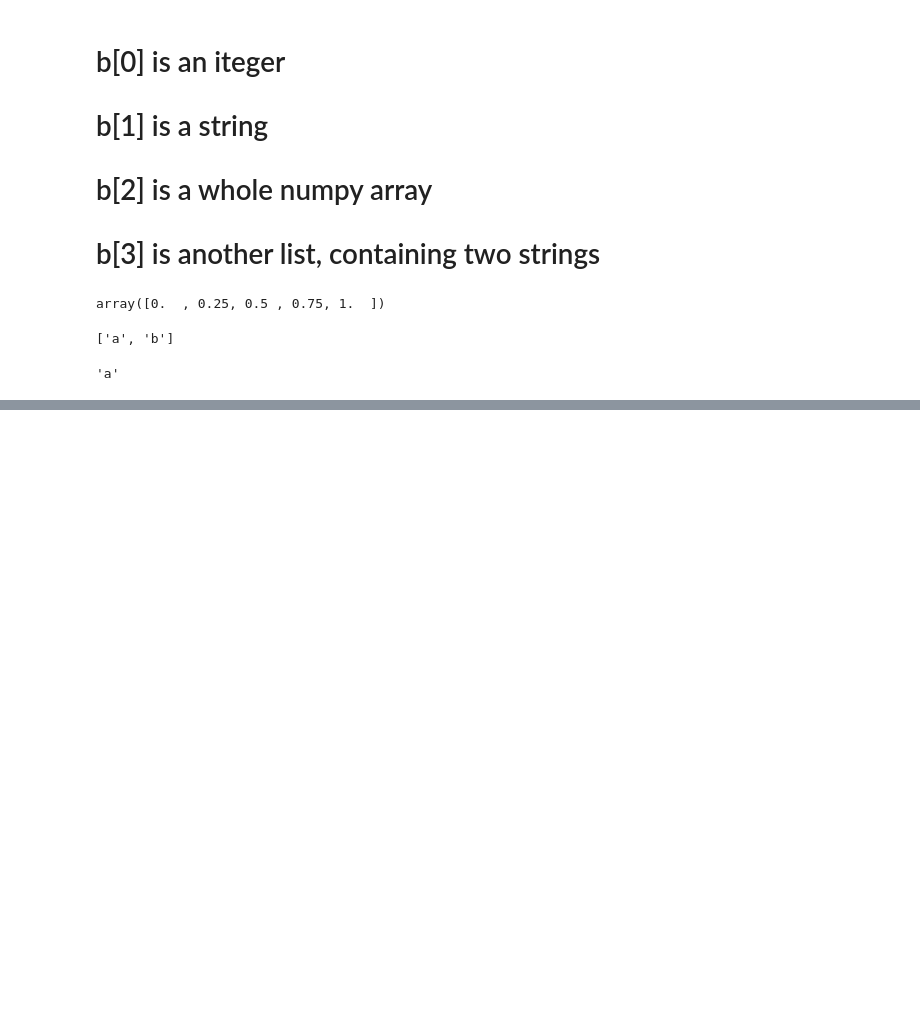
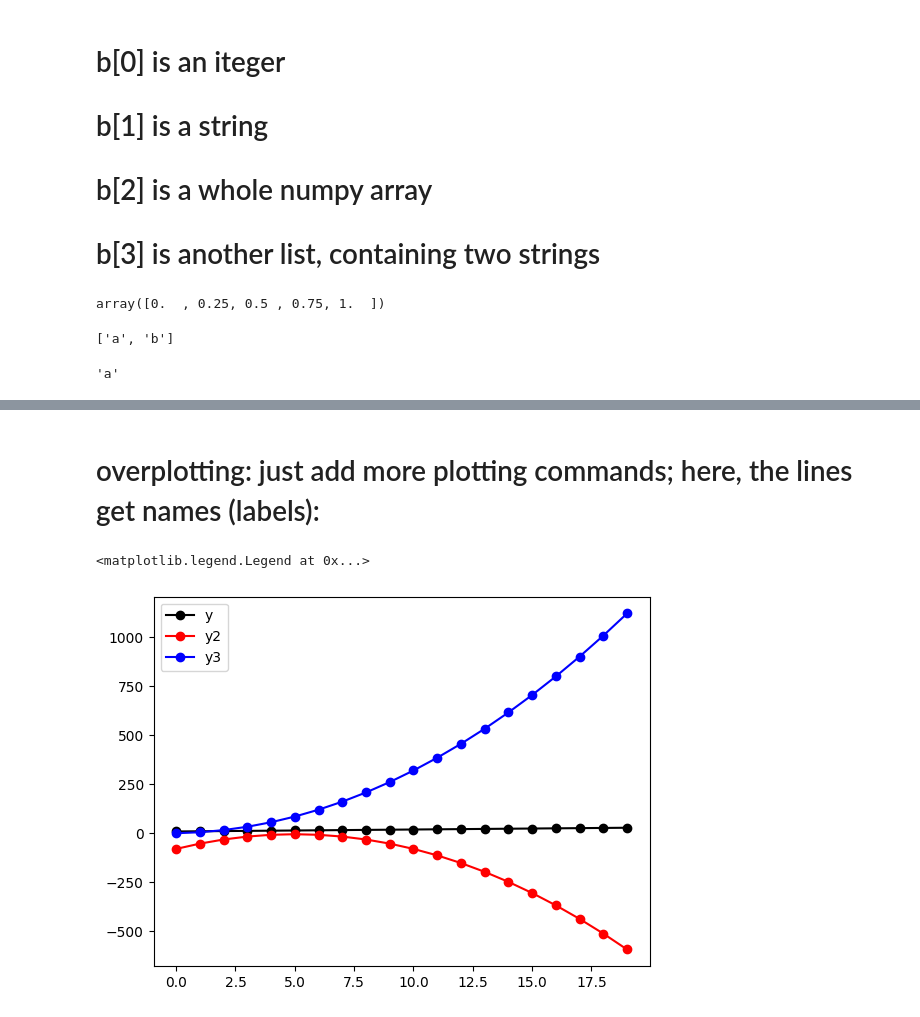
Before and after one commit to saurabhmittal23/space_physics, a Jupyter notebook: tutorial.ipynb, the cells around one changed output, grey strips where cells are left out. Saved outputs shown, nothing was run; the diff lists cells and outputs as text; code cells hidden in the pictures; blank space fills up the shorter version.

```diff
--- a/tutorial.ipynb
+++ b/tutorial.ipynb
@@ -135,0 +187,10 @@ b[3][0]
+# %% [markdown]
+# overplotting: just add more plotting commands; here, the lines get names (labels):
+# %%
+plt.plot(x,y,'ko-',label='y')
+plt.plot(x,y2,'ro-',label='y2')
+plt.plot(x,y3,'bo-',label='y3')
+plt.legend()
+# %% [output]
+<matplotlib.legend.Legend at 0x...>
+[figure, added]
```
Also changed, not shown: parts of 57 cells of this notebook.
